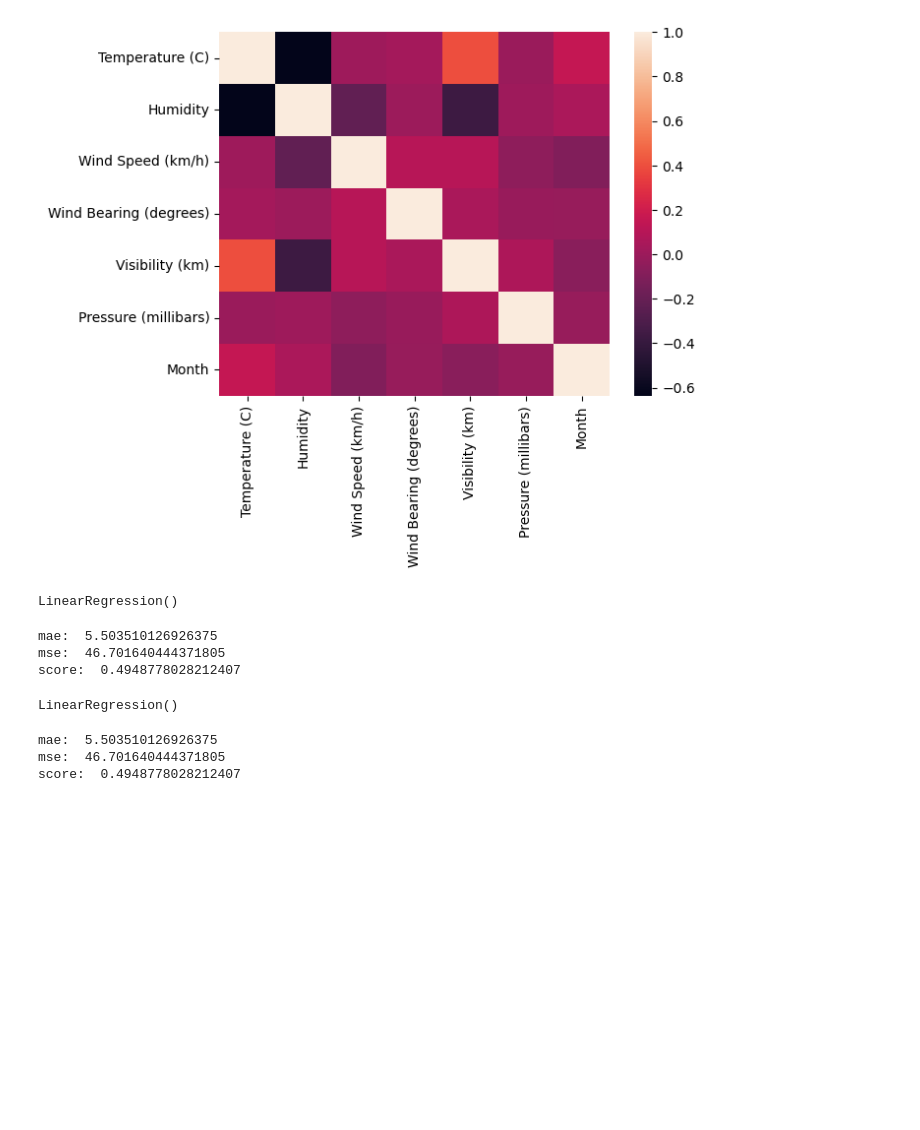
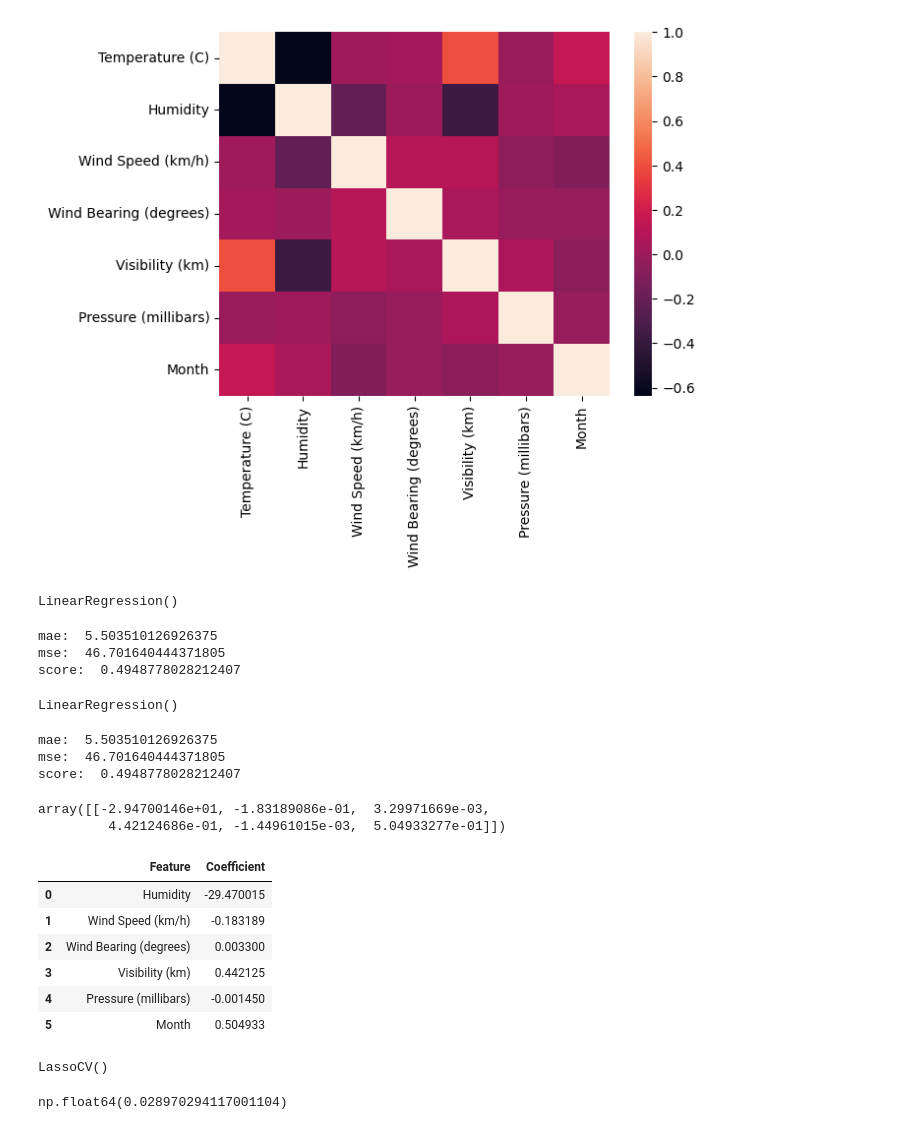
Before and after one commit to fatihsavaskurt/ML, a Jupyter notebook: weather_regression.ipynb, the cells around one changed output. Cells and saved outputs as stored; diff of their text form; code cells hidden in the pictures; blank space fills up the shorter version.

```diff
--- a/weather_regression.ipynb
+++ b/weather_regression.ipynb
@@ -345,3 +345,24 @@ print("score: ", score)
 mae:  5.503510126926375
 mse:  46.701640444371805
 score:  0.4948778028212407
+# %%
+model.coef_
+# %% [output]
+array([[-2.94700146e+01, -1.83189086e-01,  3.29971669e-03,
+         4.42124686e-01, -1.44961015e-03,  5.04933277e-01]])
+# %%
+
+coef_df = pd.DataFrame({
+    "Feature": X.columns,
+    "Coefficient": model.coef_[0]
+})
+# %%
+coef_df
+# %% [output]
+|  | Feature | Coefficient |
+| 0 | Humidity | -29.470015 |
+| 1 | Wind Speed (km/h) | -0.183189 |
+| 2 | Wind Bearing (degrees) | 0.003300 |
+| 3 | Visibility (km) | 0.442125 |
+| 4 | Pressure (millibars) | -0.001450 |
+| 5 | Month | 0.504933 |
@@ -347,0 +373,4 @@ score:  0.4948778028212407
+# %%
+model_lasso.fit(X_train_scaled, y_train)
+# %% [output]
+LassoCV()
@@ -347,0 +379,4 @@ score:  0.4948778028212407
+# %%
+model_lasso.alpha_
+# %% [output]
+np.float64(0.028970294117001104)
```
Also changed, not shown: parts of 5 cells of this notebook, 1 other file.
